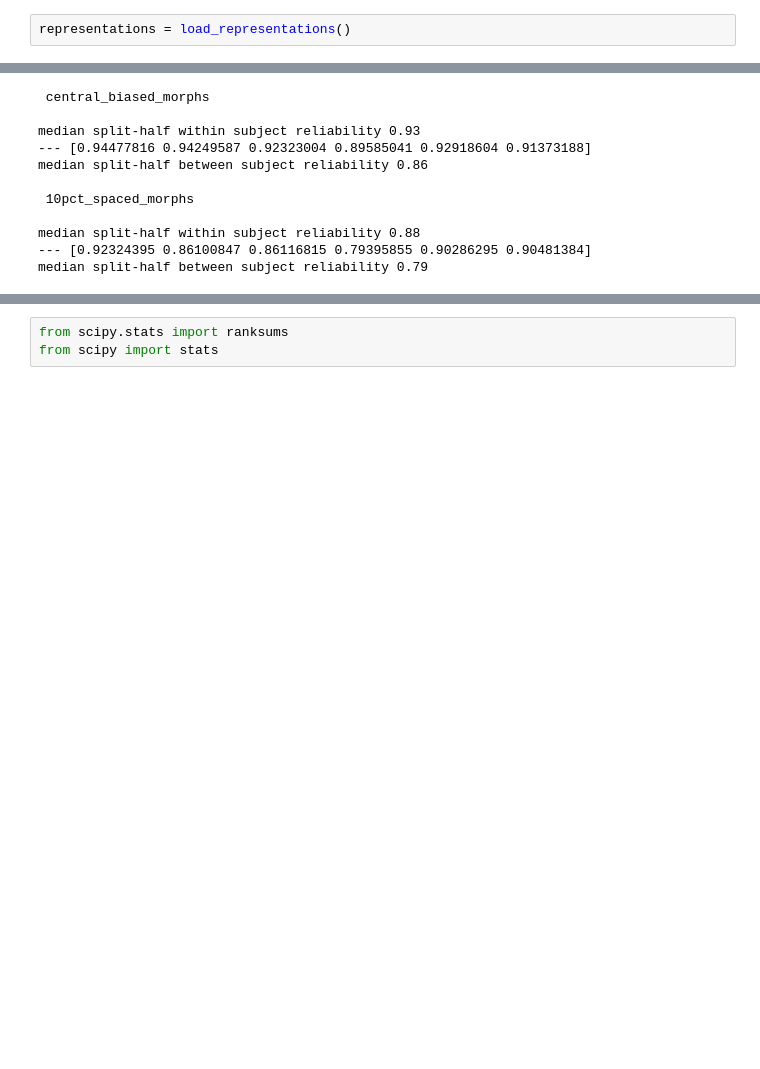
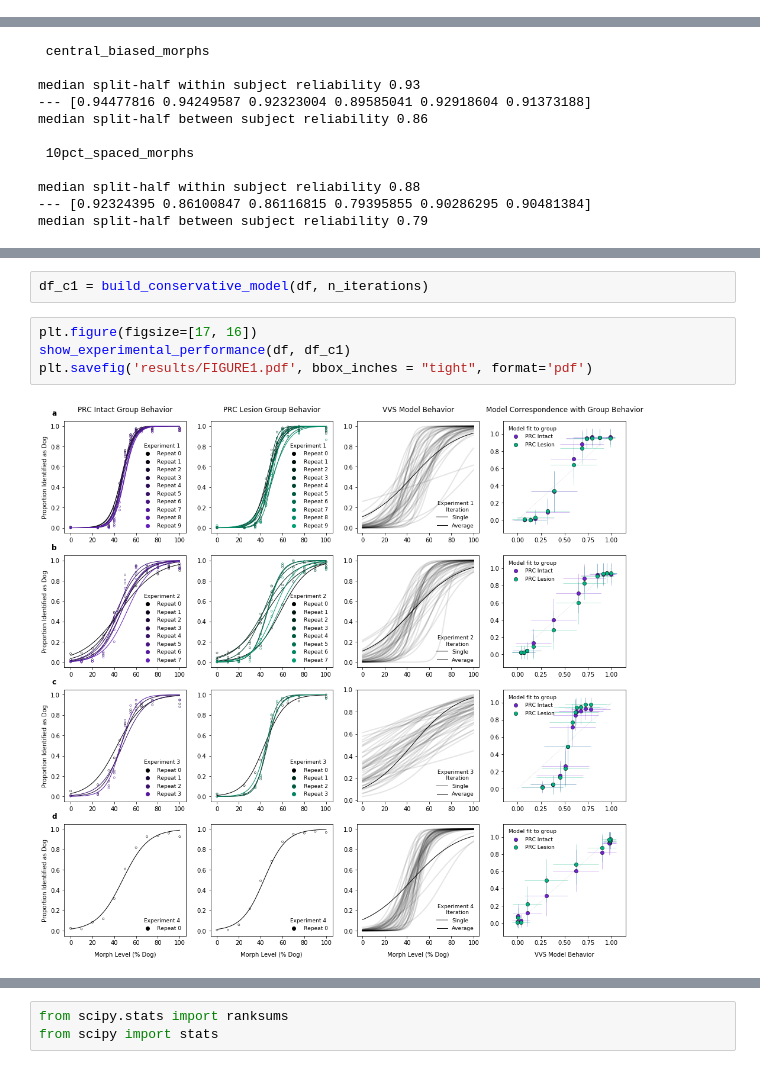
Before and after one commit to tzler/nondiagnostic, a Jupyter notebook: analyses.ipynb, the cells around one changed output, grey strips where cells are left out. Saved outputs shown, nothing was run; the diff lists cells and outputs as text; blank space fills up the shorter version.

```diff
--- a/analyses.ipynb
+++ b/analyses.ipynb
@@ -474,5 +442,3 @@ def build_model2(df, n_iterations):
-# %%
-representations = load_representations()
 # %%
 df_m1 = build_model1(df, n_iterations)
 # %%
@@ -973,0 +1393,8 @@ plt.savefig('./results/FIGURE2.pdf', bbox_inches = "tight", format='pdf')
+# %%
+df_c1 = build_conservative_model(df, n_iterations)
+# %%
+plt.figure(figsize=[17, 16])
+show_experimental_performance(df, df_c1)
+plt.savefig('results/FIGURE1.pdf', bbox_inches = "tight", format='pdf')
+# %% [output]
+[figure, added]
```
Also changed, not shown: parts of 52 cells of this notebook.
